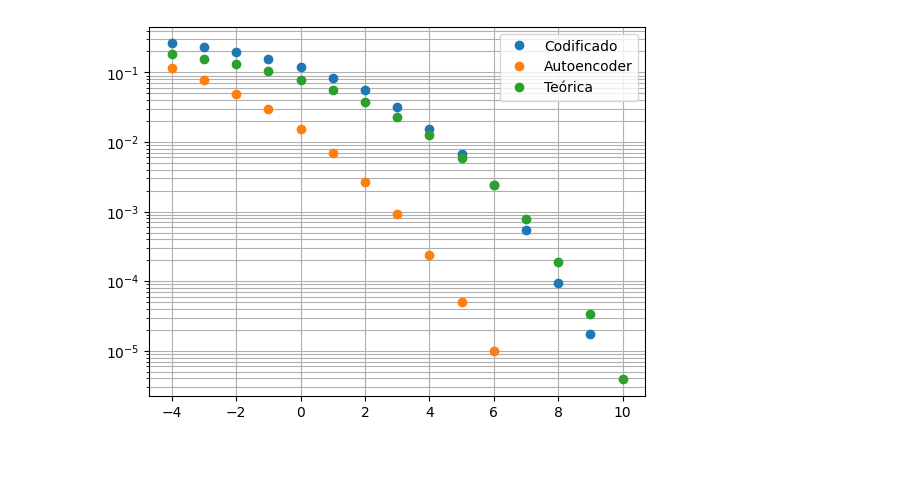
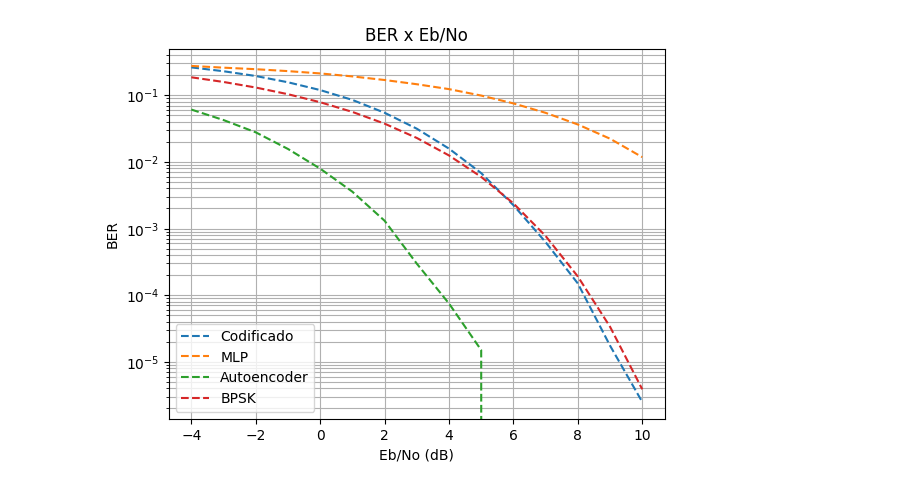
Before and after one commit to jbizzi/tfc, a Jupyter notebook: src/autoencoder_enhanced.ipynb, the cells around one changed output. Saved outputs shown, nothing was run; the diff lists cells and outputs as text; code cells hidden in the pictures; blank space fills up the shorter version.

```diff
--- a/src/autoencoder_enhanced.ipynb
+++ b/src/autoencoder_enhanced.ipynb
@@ -144,13 +211,20 @@ SNR  10 BER  0.0
+# %%
+Eb_values_BPSK = 10**(Eb_dB_values/10)
+BPSK = [0.5 * erfc(np.sqrt(each)) for each in Eb_values_BPSK]
 # %%
 from matplotlib import pyplot as plt
 
-plt.semilogy(Eb_dB_values, ber_Hamming, marker='o', linestyle='', label='Codificado')
-plt.semilogy(Eb_dB_values, ber_autoencoder, marker='o', linestyle='', label='Autoencoder')
-plt.semilogy(Eb_dB_values, ber_teorica, marker='o', linestyle='', label='Teórica')
+plt.semilogy(Eb_dB_values, ber_Hamming, marker='', linestyle='--', label='Codificado')
+plt.semilogy(Eb_dB_values, ber_mlp, marker='', linestyle='--', label='MLP')
 
+plt.semilogy(Eb_dB_values, ber_autoencoder, marker='', linestyle='--', label='Autoencoder')
+plt.semilogy(Eb_dB_values, BPSK, marker='', linestyle='--', label='BPSK')
+plt.xlabel('Eb/No (dB)')
+plt.ylabel('BER')
+plt.grid(True, which='both')
 plt.legend()
-plt.grid(True, which='both')
+plt.title('BER x Eb/No')
 
 plt.show()
 # %% [output]
-[figure, old version]
+[figure, new version]
```
Also changed, not shown: parts of 4 cells of this notebook, 2 other files.
